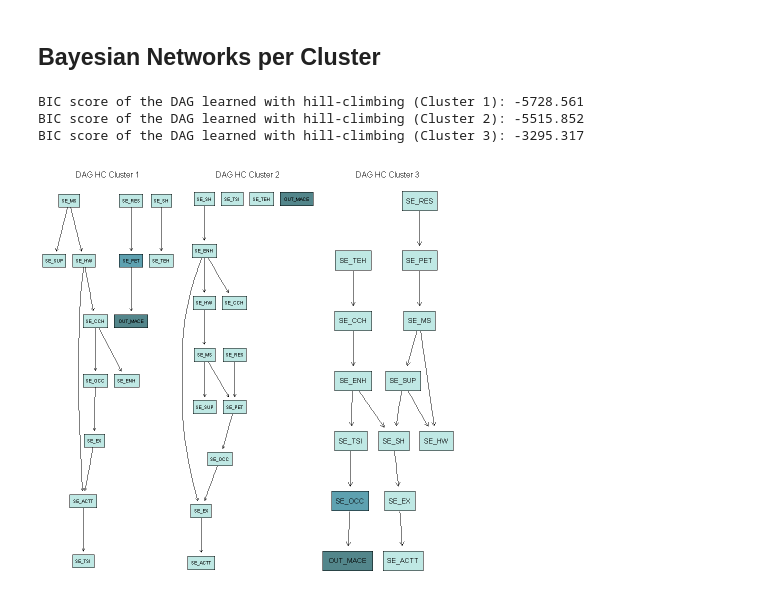
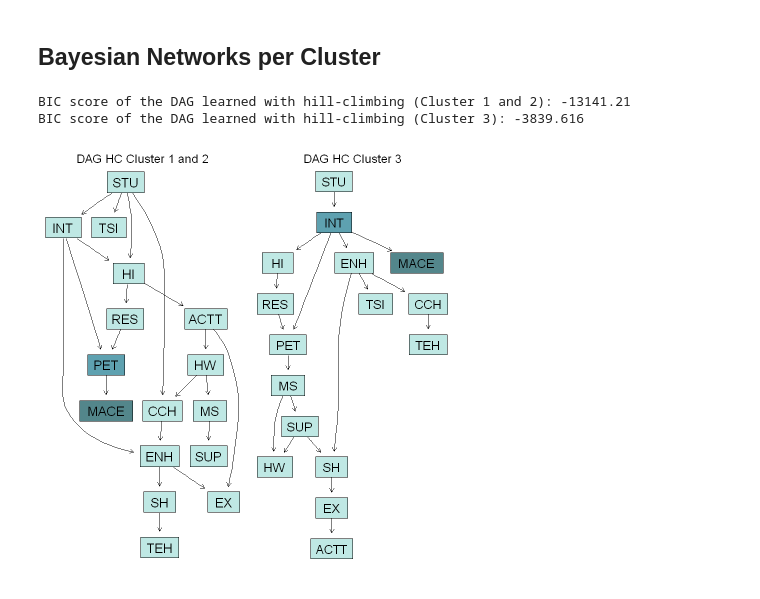
Before and after one commit to JoseLuisMaldonadoA/TFM, a Jupyter notebook: Notebooks/BayesianNetworksAnalysis.ipynb, the cells around one changed output. Saved outputs shown, nothing was run; the diff lists cells and outputs as text; code cells hidden in the pictures.

```diff
--- a/Notebooks/BayesianNetworksAnalysis.ipynb
+++ b/Notebooks/BayesianNetworksAnalysis.ipynb
@@ -335,7 +437,10 @@ draw_final_dag <- function(arcs, nodes, mmarkov, target, data, size){
     graph::nodeRenderInfo(g)$fill <- colors
     graph::nodeRenderInfo(g)$col <- "black"
     graph::nodeRenderInfo(g)$textCol <- "black"
-    graph::nodeRenderInfo(g)$fontsize <- 30
+    # graph::nodeRenderInfo(g)$fontsize <- 20
+    clean_labels <- gsub("^(SE_|OUT_)", "", nodes) # Remove "SE_" and "OUT_" prefixes from node labels
+    names(clean_labels) <- nodes
+    graph::nodeRenderInfo(g)$label <- clean_labels
     variables <- intersect(names(data), nodes)
     data <- data[, variables, drop = FALSE]
     arc_strengths <- suppressWarnings(arc.strength(dag, data = data, criterion = "bic"))
@@ -577,55 +726,64 @@ dfC <- read.csv('FINAL_DATASET_CLUSTERED.csv')
 # Select the socioeconomic variables, the outcome variable and the and convert them to factors
 dataC <- dfC %>% select(c(starts_with("SE_"), OUT_MACE, cluster_kmodes)) %>% mutate(across(everything(), as.factor))
 
-data1 <- dataC %>% filter(cluster_kmodes == "1") %>% select(-c(SE_INT, SE_HI, SE_STU, cluster_kmodes))
-data2 <- dataC %>% filter(cluster_kmodes == "2") %>% select(-c(SE_INT, SE_HI, SE_STU, cluster_kmodes))
-data3 <- dataC %>% filter(cluster_kmodes == "3") %>% select(-c(SE_INT, SE_HI, SE_STU, cluster_kmodes))
+data1 <- dataC %>% filter(cluster_kmodes == "1") %>% select(-c(cluster_kmodes))
+data2 <- dataC %>% filter(cluster_kmodes == "2") %>% select(-c(cluster_kmodes))
+data3 <- dataC %>% filter(cluster_kmodes == "3") %>% select(-c(cluster_kmodes))
+dataA <- dataC %>% filter(cluster_kmodes %in% c("1", "2")) %>% select(-c(cluster_kmodes))
 # %%
 # Learn the DAG using the hill-climbing algorithm for each cluster
-dag_hc1 <- hc(data1, score = "bic")
-score_hc1 <- score(dag_hc1, data = data1, type = "bic")
+dag_hc1 <- hc(dataA, score = "bic")
+score_hc1 <- score(dag_hc1, data = dataA, type = "bic")
 
-dag_hc2 <- hc(data2, score = "bic")
-score_hc2 <- score(dag_hc2, data = data2, type = "bic")
+# dag_hc2 <- hc(data2, score = "bic")
+# score_hc2 <- score(dag_hc2, data = data2, type = "bic")
 
 dag_hc3 <- hc(data3, score = "bic")
 score_hc3 <- score(dag_hc3, data = data3, type = "bic")
 
-cat("BIC score of the DAG learned with hill-climbing (Cluster 1):", score_hc1, "\n")
-cat("BIC score of the DAG learned with hill-climbing (Cluster 2):", score_hc2, "\n")
+cat("BIC score of the DAG learned with hill-climbing (Cluster 1 and 2):", score_hc1, "\n")
+# cat("BIC score of the DAG learned with hill-climbing (Cluster 2):", score_hc2, "\n")
 cat("BIC score of the DAG learned with hill-climbing (Cluster 3):", score_hc3, "\n")
 
 # Plot the three DAGs for comparison
 mb_hc1 <- mb(dag_hc1, "OUT_MACE")
-mb_hc2 <- mb(dag_hc2, "OUT_MACE")
+# mb_hc2 <- mb(dag_hc2, "OUT_MACE")
 mb_hc3 <- mb(dag_hc3, "OUT_MACE")
 
 get_node_colors <- function(dag, mb_nodes) {
     colors <- rep("#BFE8E4", length(nodes(dag)))
     names(colors) <- nodes(dag)
     colors["OUT_MACE"] <- "#53868B"
     colors[mb_nodes] <- "#5EA1B0"
     return(colors)
 }
 
+remove_prefix <- function(x) sub("^(SE_|OUT_)", "", x)
+
 node_colors_hc1 <- get_node_colors(dag_hc1, mb_hc1)
-node_colors_hc2 <- get_node_colors(dag_hc2, mb_hc2)
+# node_colors_hc2 <- get_node_colors(dag_hc2, mb_hc2)
 node_colors_hc3 <- get_node_colors(dag_hc3, mb_hc3)
 
-par(mfrow = c(1, 3), bg = "white")
-g_hc1 <- graphviz.plot(dag_hc1, main = "DAG HC Cluster 1", render = FALSE)
+labels_hc1 <- setNames(remove_prefix(nodes(dag_hc1)), nodes(dag_hc1))
+# labels_hc2 <- setNames(remove_prefix(nodes(dag_hc2)), nodes(dag_hc2))
+labels_hc3 <- setNames(remove_prefix(nodes(dag_hc3)), nodes(dag_hc3))
+
+par(mfrow = c(1, 2), bg = "white")
+g_hc1 <- graphviz.plot(dag_hc1, main = "DAG HC Cluster 1 and 2", render = FALSE)
 graph::nodeRenderInfo(g_hc1)$fill <- node_colors_hc1
+graph::nodeRenderInfo(g_hc1)$label <- labels_hc1
 Rgraphviz::renderGraph(g_hc1)
 
-g_hc2 <- graphviz.plot(dag_hc2, main = "DAG HC Cluster 2", render = FALSE)
-graph::nodeRenderInfo(g_hc2)$fill <- node_colors_hc2
-Rgraphviz::renderGraph(g_hc2)
+# g_hc2 <- graphviz.plot(dag_hc2, main = "DAG HC Cluster 2", render = FALSE)
+# graph::nodeRenderInfo(g_hc2)$fill <- node_colors_hc2
+# graph::nodeRenderInfo(g_hc2)$label <- labels_hc2
+# Rgraphviz::renderGraph(g_hc2)
 
 g_hc3 <- graphviz.plot(dag_hc3, main = "DAG HC Cluster 3", render = FALSE)
 graph::nodeRenderInfo(g_hc3)$fill <- node_colors_hc3
+graph::nodeRenderInfo(g_hc3)$label <- labels_hc3
 Rgraphviz::renderGraph(g_hc3)
 # %% [output]
-BIC score of the DAG learned with hill-climbing (Cluster 1): -5728.561
-BIC score of the DAG learned with hill-climbing (Cluster 2): -5515.852
-BIC score of the DAG learned with hill-climbing (Cluster 3): -3295.317
+BIC score of the DAG learned with hill-climbing (Cluster 1 and 2): -13141.21
+BIC score of the DAG learned with hill-climbing (Cluster 3): -3839.616
-[figure, old version]
+[figure, new version]
```
Also changed, not shown: parts of 20 cells of this notebook.
